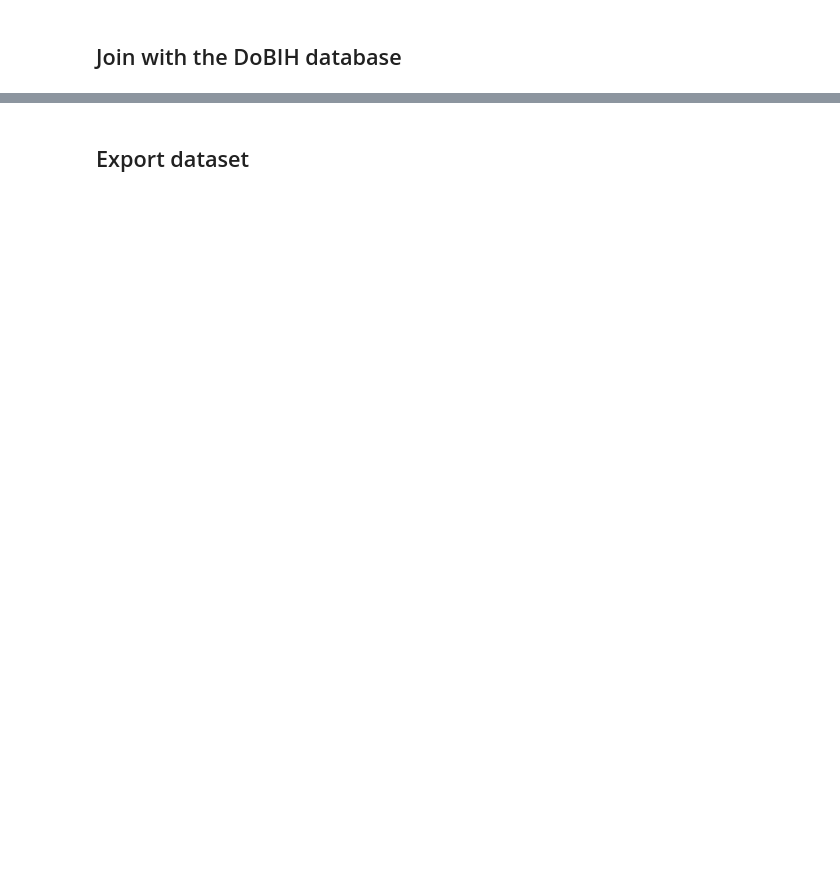
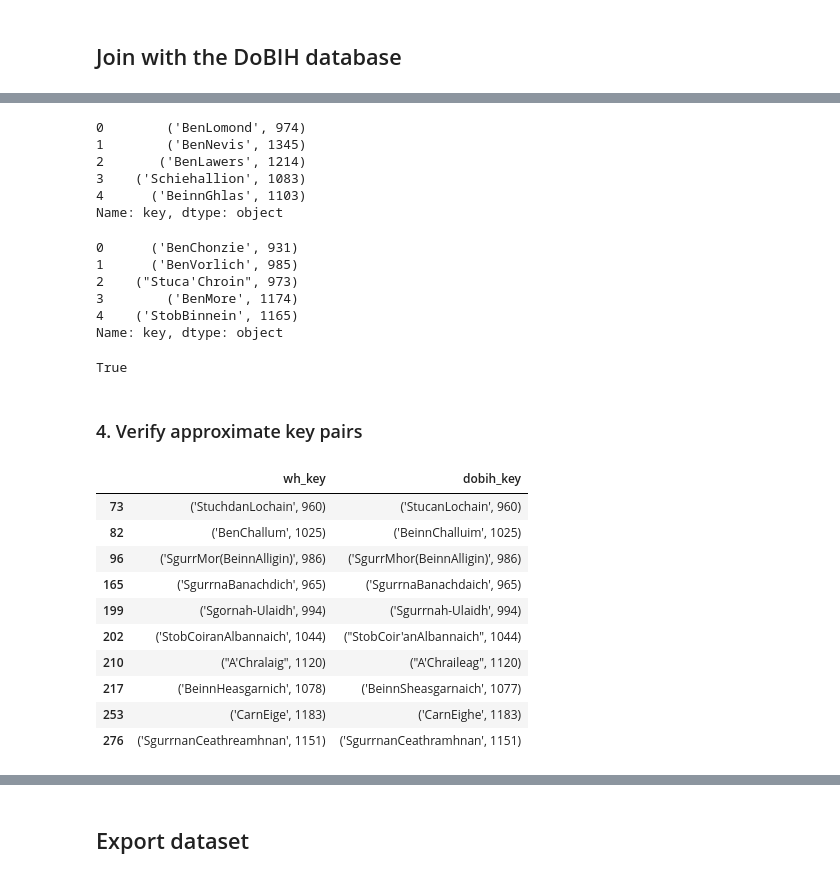
Before and after one commit to filipbalucha/FDS_final_project, a Jupyter notebook: data_processing.ipynb, the cells around one changed output, grey strips where cells are left out. Saved outputs shown, nothing was run; the diff lists cells and outputs as text; code cells hidden in the pictures; blank space fills up the shorter version.

Commit message:
Implement code to merge DoBIH with WalkHighlands data

```diff
--- a/data_processing.ipynb
+++ b/data_processing.ipynb
@@ -210,0 +261,14 @@ df[accom_count_cols] = df[accom_count_cols].replace(30, '30+')
+# %%
+# Fix problems with Munro altitude mismatches
+# A counter-intuitive side-effect of using an edit-distance-based method
+# is that the numbers '1000' and '999' have quite a large edit distance
+# unfortunately, some munros have altitude 1000 in one and 999 in the other
+# dataset, and difflib failed to match those; we treat them below:
+
+# Stob Ban
+m = (df_dobih['name'] == 'Stob Ban') & (df_dobih['altitude'] == 1000)
+df_dobih.loc[m, 'altitude'] = 999
+
+# Sgurr Breac
+m = (df_dobih['name'] == 'Sgurr Breac') & (df_dobih['altitude'] == 1000)
+df_dobih.loc[m, 'altitude'] = 999
@@ -210,0 +339,65 @@ df[accom_count_cols] = df[accom_count_cols].replace(30, '30+')
+# %%
+key_tuples = list(zip(df['name'].str.replace(' ',''), df['altitude']))
+keys = list(map(str, key_tuples))
+df['key'] = keys
+df['key'].head()
+# %% [output]
+0        ('BenLomond', 974)
+1        ('BenNevis', 1345)
+2       ('BenLawers', 1214)
+3    ('Schiehallion', 1083)
+4      ('BeinnGhlas', 1103)
+Name: key, dtype: object
+# %%
+key_tuples = list(zip(df_dobih['name'].str.replace(' ',''), df_dobih['altitude']))
+keys = list(map(str, key_tuples))
+df_dobih['key'] = keys
+df_dobih['key'].head()
+# %% [output]
+0      ('BenChonzie', 931)
+1      ('BenVorlich', 985)
+2    ("Stuca'Chroin", 973)
+3        ('BenMore', 1174)
+4    ('StobBinnein', 1165)
+Name: key, dtype: object
+# %%
+# Verify that all keys are unique
+no_dupes_in_wh = not df['key'].duplicated(keep=False).any()
+no_dupes_in_dobih = not df_dobih['key'].duplicated(keep=False).any()
+no_dupes_in_wh and no_dupes_in_dobih
+# %% [output]
+True
+# %% [markdown]
+### 4. Verify approximate key pairs
+# %%
+# Verify suggested approximate matches
+from ast import literal_eval as make_tuple
+def _possible_mismatch(x):  # method that looks for possible key mismatches
+    n1,a1 = make_tuple(x['wh_key'])
+    n2,a2 = make_tuple(x['dobih_key'])
+    n1 = n1.lower()
+    n2 = n2.lower()
+    return (n1 not in n2 and n2 not in n1) or abs(a2-a1) > 10
+
+# Create a dummy dataframe to hold the matched key pairs
+df_temp = pd.DataFrame()
+df_temp['wh_key'] = df['key']
+# Fuzzy match Walk Highlands keys against DoBIH keys
+df_temp['dobih_key'] = df['key'].apply(lambda x: difflib.get_close_matches(x, df_dobih['key'])[0])
+
+# Show suggested approximate matches for keys that don't have an exact match
+with pd.option_context('display.max_rows', None, 'display.max_columns', None):  # more options can be specified also
+    m = df_temp.apply(_possible_mismatch, axis=1)
+    display(df_temp.loc[m])
+# %% [output]
+|  | wh_key | dobih_key |
+| 73 | ('StuchdanLochain', 960) | ('StucanLochain', 960) |
+| 82 | ('BenChallum', 1025) | ('BeinnChalluim', 1025) |
+| 96 | ('SgurrMor(BeinnAlligin)', 986) | ('SgurrMhor(BeinnAlligin)', 986) |
+| 165 | ('SgurrnaBanachdich', 965) | ('SgurrnaBanachdaich', 965) |
+| 199 | ('Sgornah-Ulaidh', 994) | ('Sgurrnah-Ulaidh', 994) |
+| 202 | ('StobCoiranAlbannaich', 1044) | ("StobCoir'anAlbannaich", 1044) |
+| 210 | ("A'Chralaig", 1120) | ("A'Chraileag", 1120) |
+| 217 | ('BeinnHeasgarnich', 1078) | ('BeinnSheasgarnaich', 1077) |
+| 253 | ('CarnEige', 1183) | ('CarnEighe', 1183) |
+| 276 | ('SgurrnanCeathreamhnan', 1151) | ('SgurrnanCeathramhnan', 1151) |
```
Also changed, not shown: parts of 25 cells of this notebook.
